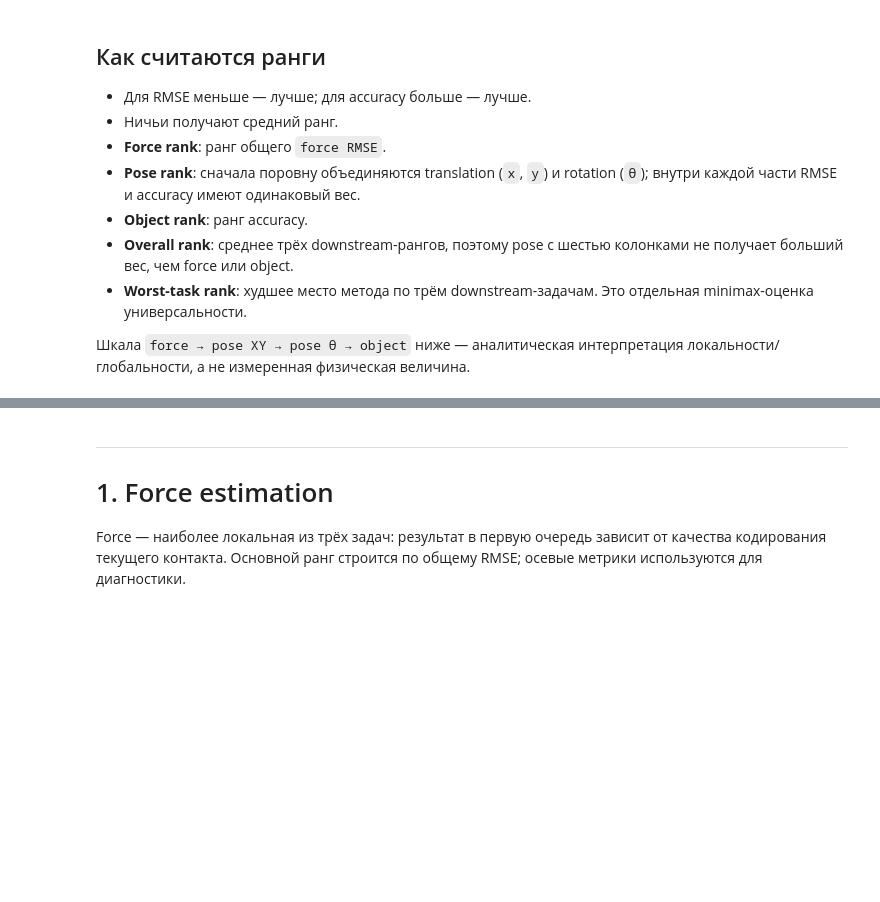
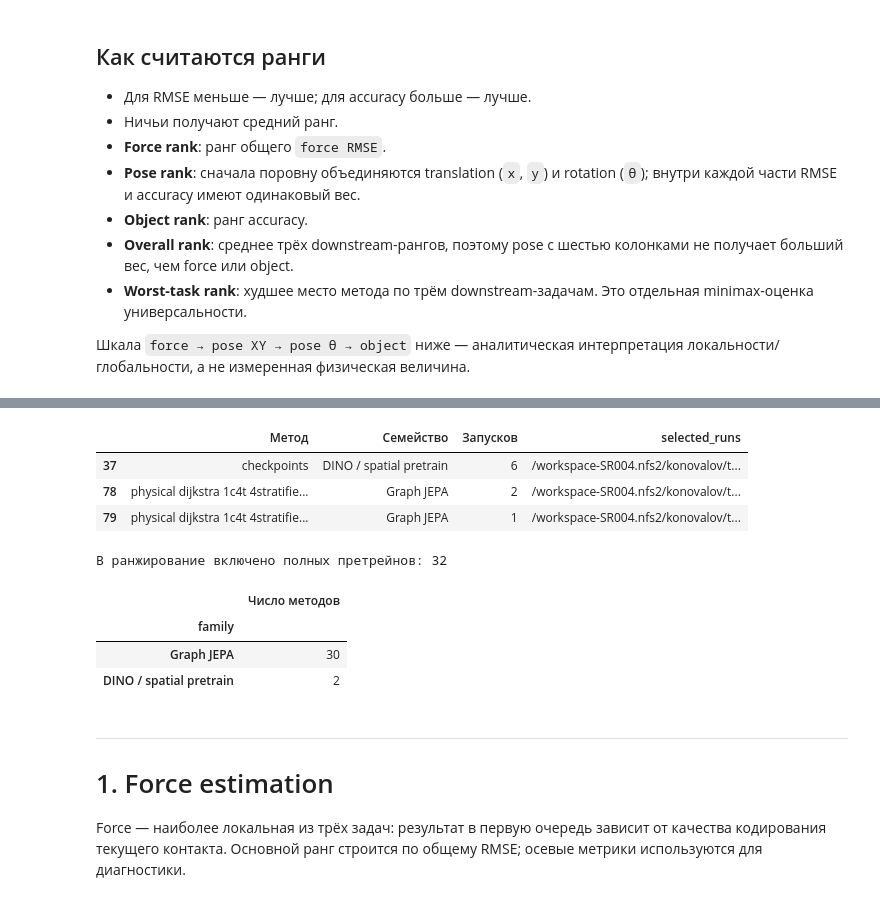
Before and after one commit to E-Kovtun/tactile, a Jupyter notebook: notebooks/pretrain_downstream_rankings.ipynb, the cells around one changed output, grey strips where cells are left out. Drawn from its saved outputs; the diff is of its cells as text; code cells hidden in the pictures; blank space fills up the shorter version.

```diff
--- a/notebooks/pretrain_downstream_rankings.ipynb
+++ b/notebooks/pretrain_downstream_rankings.ipynb
@@ -108,8 +284,16 @@ SHORT_NAMES = {
 }
 
 data_all["label"] = data_all["method"].map(SHORT_NAMES).fillna(data_all["method"])
-pre = data_all[data_all.is_pretrain].copy().reset_index(drop=True)
+pre = data_all[data_all.is_pretrain & data_all.complete].copy().reset_index(drop=True)
 refs = data_all[~data_all.is_pretrain].copy().reset_index(drop=True)
+
+incomplete_pre = data_all[data_all.is_pretrain & ~data_all.complete]
+if not incomplete_pre.empty:
+    display(
+        incomplete_pre[["method", "family", "run_count", "selected_runs"]]
+        .rename(columns={"method": "Метод", "family": "Семейство", "run_count": "Запусков"})
+    )
+print(f"В ранжирование включено полных претрейнов: {len(pre)}")
 
 lower_is_better = [
     "force_rmse", "force_rmse_x", "force_rmse_y", "force_rmse_z",
@@ -120,33 +304,43 @@ higher_is_better = ["pose_acc_x", "pose_acc_y", "pose_acc_theta", "object_acc"]
 for metric in lower_is_better:
     pre[f"rank_{metric}"] = pre[metric].rank(method="average", ascending=True)
 for metric in higher_is_better:
     pre[f"rank_{metric}"] = pre[metric].rank(method="average", ascending=False)
 
 pre["force_rank"] = pre["rank_force_rmse"]
 pre["translation_mean_rank"] = pre[
     ["rank_pose_rmse_x", "rank_pose_acc_x", "rank_pose_rmse_y", "rank_pose_acc_y"]
 ].mean(axis=1)
 pre["translation_rank"] = pre["translation_mean_rank"].rank(method="average")
 pre["rotation_mean_rank"] = pre[
     ["rank_pose_rmse_theta", "rank_pose_acc_theta"]
 ].mean(axis=1)
 pre["rotation_rank"] = pre["rotation_mean_rank"].rank(method="average")
 pre["pose_mean_rank"] = pre[["translation_rank", "rotation_rank"]].mean(axis=1)
 pre["pose_rank"] = pre["pose_mean_rank"].rank(method="average")
 pre["object_rank"] = pre["rank_object_acc"]
 
 pre["overall_mean_rank"] = pre[["force_rank", "pose_rank", "object_rank"]].mean(axis=1)
 pre["overall_rank"] = pre["overall_mean_rank"].rank(method="average")
 pre["worst_task_rank"] = pre[["force_rank", "pose_rank", "object_rank"]].max(axis=1)
 pre["global_mean_rank"] = pre[["rotation_rank", "object_rank"]].mean(axis=1)
 
 n_methods = len(pre)
 pre["overall_score_100"] = 100 * (n_methods - pre["overall_mean_rank"]) / (n_methods - 1)
 
 family_counts = (
     pre.groupby("family").size().rename("Число методов").sort_values(ascending=False).to_frame()
 )
 display(family_counts)
+# %% [output]
+|  | Метод | Семейство | Запусков | selected_runs |
+| 37 | checkpoints | DINO / spatial pretrain | 6 | /workspace-SR004.nfs2/konovalov/t... |
+| 78 | physical dijkstra 1c4t 4stratifie... | Graph JEPA | 2 | /workspace-SR004.nfs2/konovalov/t... |
+| 79 | physical dijkstra 1c4t 4stratifie... | Graph JEPA | 1 | /workspace-SR004.nfs2/konovalov/t... |
+В ранжирование включено полных претрейнов: 32
+|  | Число методов |
+| family |  |
+| Graph JEPA | 30 |
+| DINO / spatial pretrain | 2 |
 # %%
 def family_colors(frame):
     return frame["family"].map(COLORS).fillna("#64748B")
```
Also changed, not shown: parts of 15 cells of this notebook, 18 other files.
